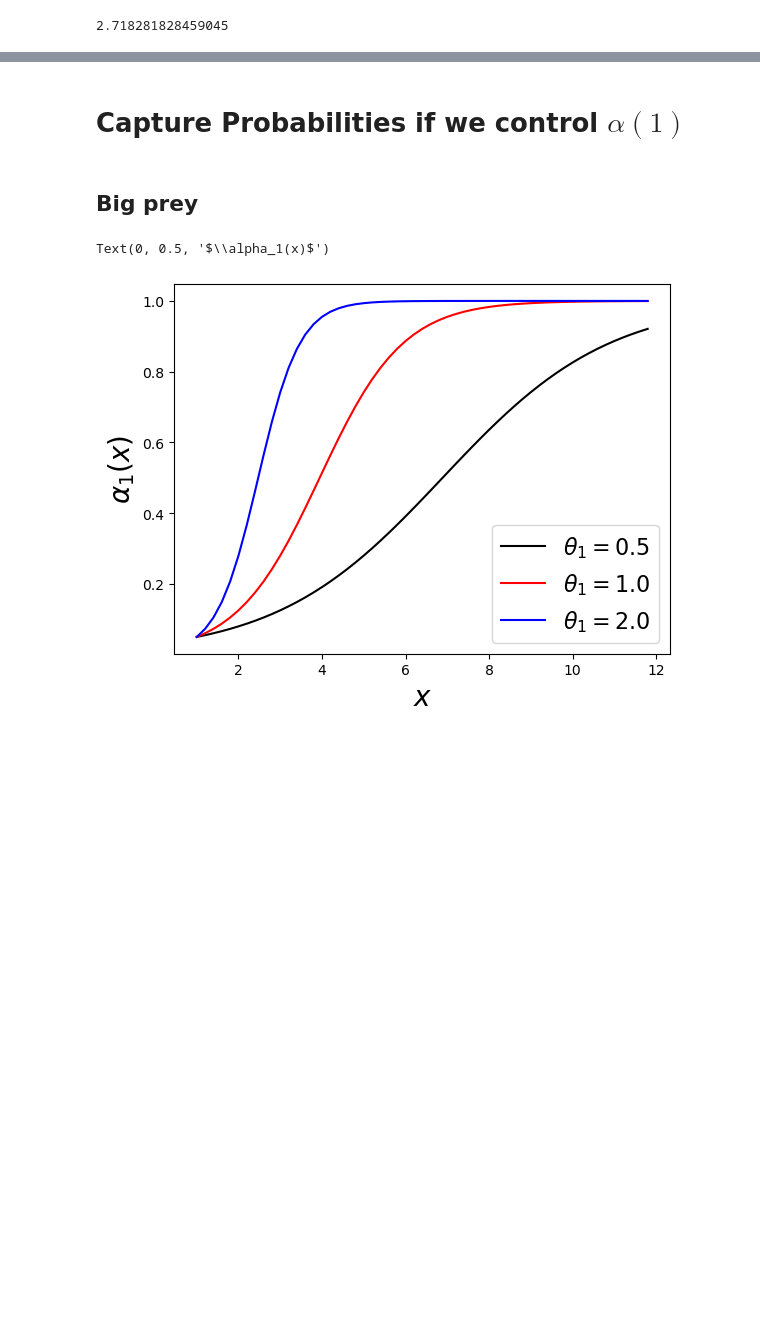
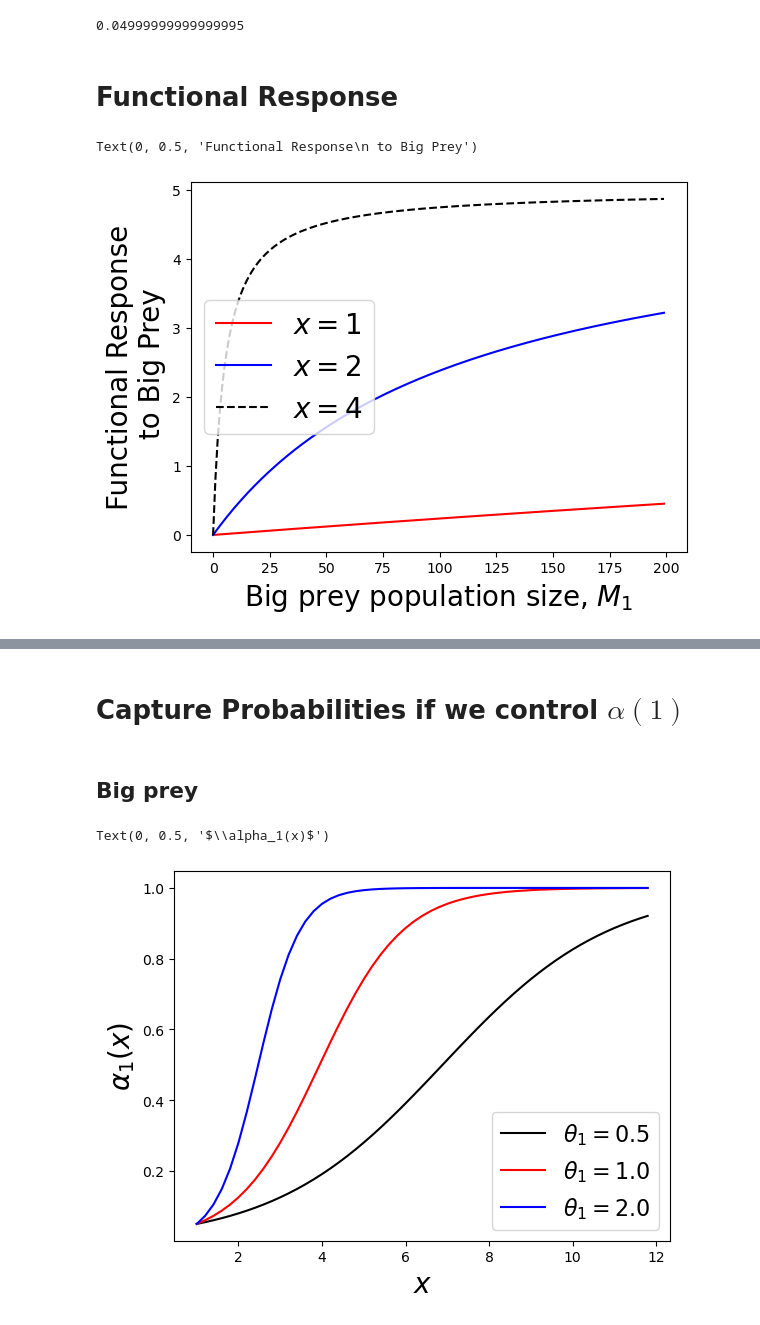
Before and after one commit to taliaborofsky/AdaptiveDynamics_CH_RS, a Jupyter notebook: Plot_fun_responses.ipynb, the cells around one changed output, grey strips where cells are left out. Saved outputs shown, nothing was run; the diff lists cells and outputs as text; code cells hidden in the pictures; blank space fills up the shorter version.

```diff
--- a/Plot_fun_responses.ipynb
+++ b/Plot_fun_responses.ipynb
@@ -6,7 +12,7 @@ final_fig_path = "../Manuscript/Figures/"
 # %%
-np.exp(1)
+fun_response(x=3,M1=1,M2=1,index=2,a1=1,a2=1,h1=0,h2=0,**dict(α1_of_1 = 0.05, α2_of_1 = 0.95, s1 = 2, s2 = 2))
 # %% [output]
-2.718281828459045
+0.04999999999999995
 # %%
 '''
 Functional response to a prey type
@@ -54,3 +60,31 @@ def capture_prob_set_α_of_1(x, α_of_1, param, param_to_find):
     else:
         print('invalid param_to_find')
     return 1/(1+np.exp(-θ*(x-s)))
+# %% [markdown]
+# Functional Response
+# %%
+h_reg = 0.2
+# %%
+x_inputs = np.arange(1,10,1)
+M1 = np.arange(0,200,1)
+M2 = 100
+i = 1
+
+params = dict(h1 = h_reg, h2 = h_reg, a1 = 1, a2 = 1, α1_of_1=0.05, α2_of_1 = 0.95, s1 = 2, s2 = 2)
+
+x=1
+plt.plot(M1,fun_response(x,M1,M2,i,**params),'r', label = r'$x=$%d'%x)
+
+x=2
+plt.plot(M1,fun_response(x,M1,M2,i,**params),'b', label = r'$x=$%d'%x)
+
+x=4
+plt.plot(M1,fun_response(x,M1,M2,i,**params),'--k', label = r'$x=$%d'%x)
+#plt.ylim([0,1])
+plt.legend(fontsize=20)
+plt.xlabel(r'Big prey population size, $M_1$', fontsize = 20)
+plt.ylabel('Functional Response\n to Big Prey', fontsize = 20)
+#plt.savefig(final_fig_path + 'Fun_response_1_theta_2_neg2.png', bbox_inches = 'tight')
+# %% [output]
+Text(0, 0.5, 'Functional Response\n to Big Prey')
+[figure, added]
```
Also changed, not shown: parts of 5 cells of this notebook, 8 other files.
